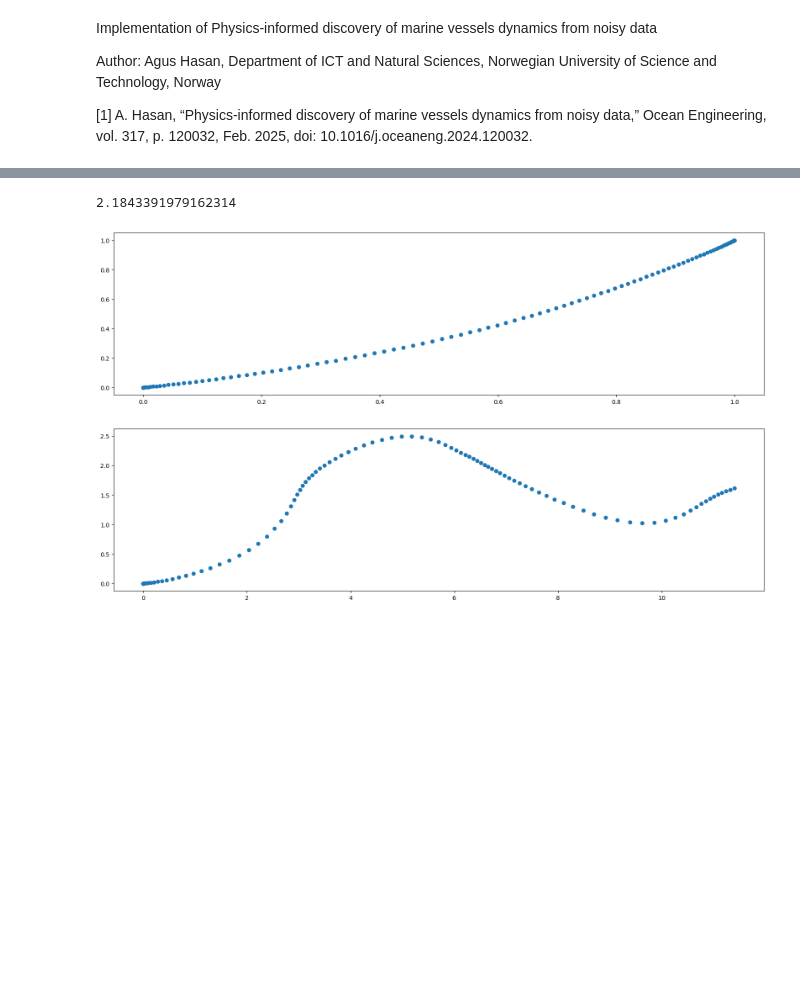
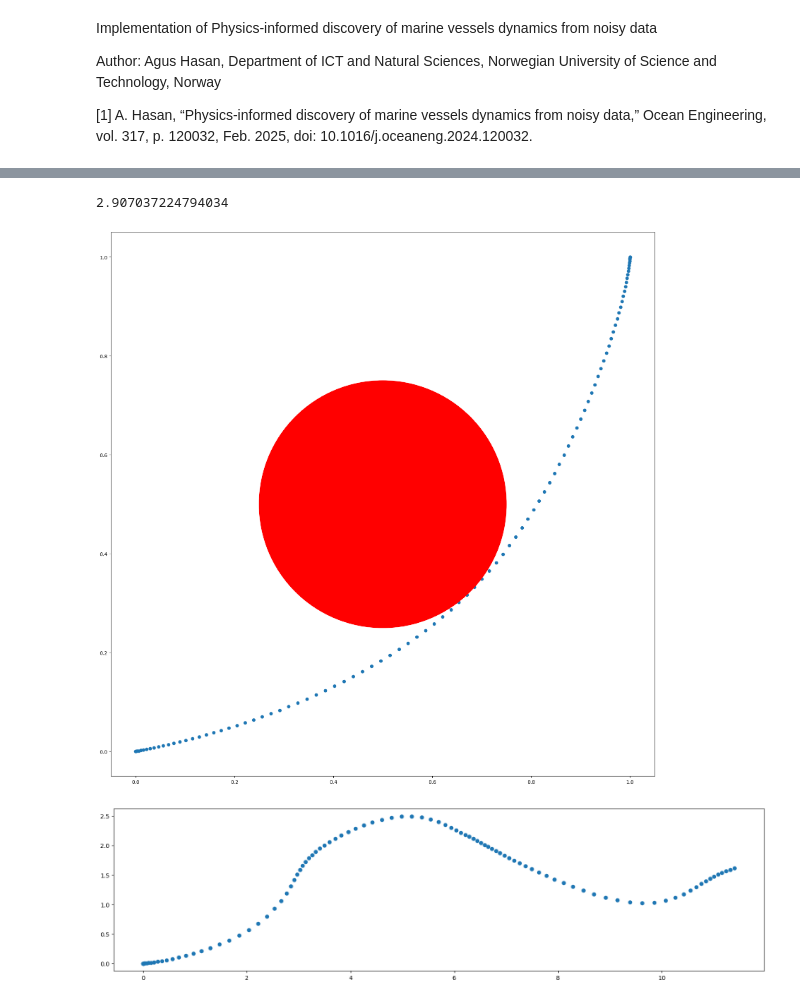
Before and after one commit to robomechanics/usv-testing, a Jupyter notebook: physdisc.ipynb, the cells around one changed output, grey strips where cells are left out. Drawn from its saved outputs; the diff is of its cells as text; code cells hidden in the pictures; blank space fills up the shorter version.

Commit message:
obstacle plotting

```diff
--- a/physdisc.ipynb
+++ b/physdisc.ipynb
@@ -248,13 +246,16 @@ KeyboardInterrupt:
 # %%
 S, U = trajoptimizer.flat2vec(trajoptimizer.sol.x)
 print(np.max(U))
 ps = list(zip(*S))
-fig, axes = plt.subplots(1, 1, figsize=(20, 5))
+fig, axes = plt.subplots(1, 1, figsize=(20, 20))
 axes.scatter(ps[0], ps[1])
+circle = plt.Circle((0.5, 0.5), 0.25, color='r')
+axes.add_patch(circle)
+axes.set_aspect('equal', adjustable='box')
 plt.show()
 # %% [output]
-2.1843391979162314
+2.907037224794034
-[figure, old version]
+[figure, new version]
 # %%
 Sn = np.zeros(6)
 Un = np.zeros(3)
```
Also changed, not shown: parts of 1 cell of this notebook.
